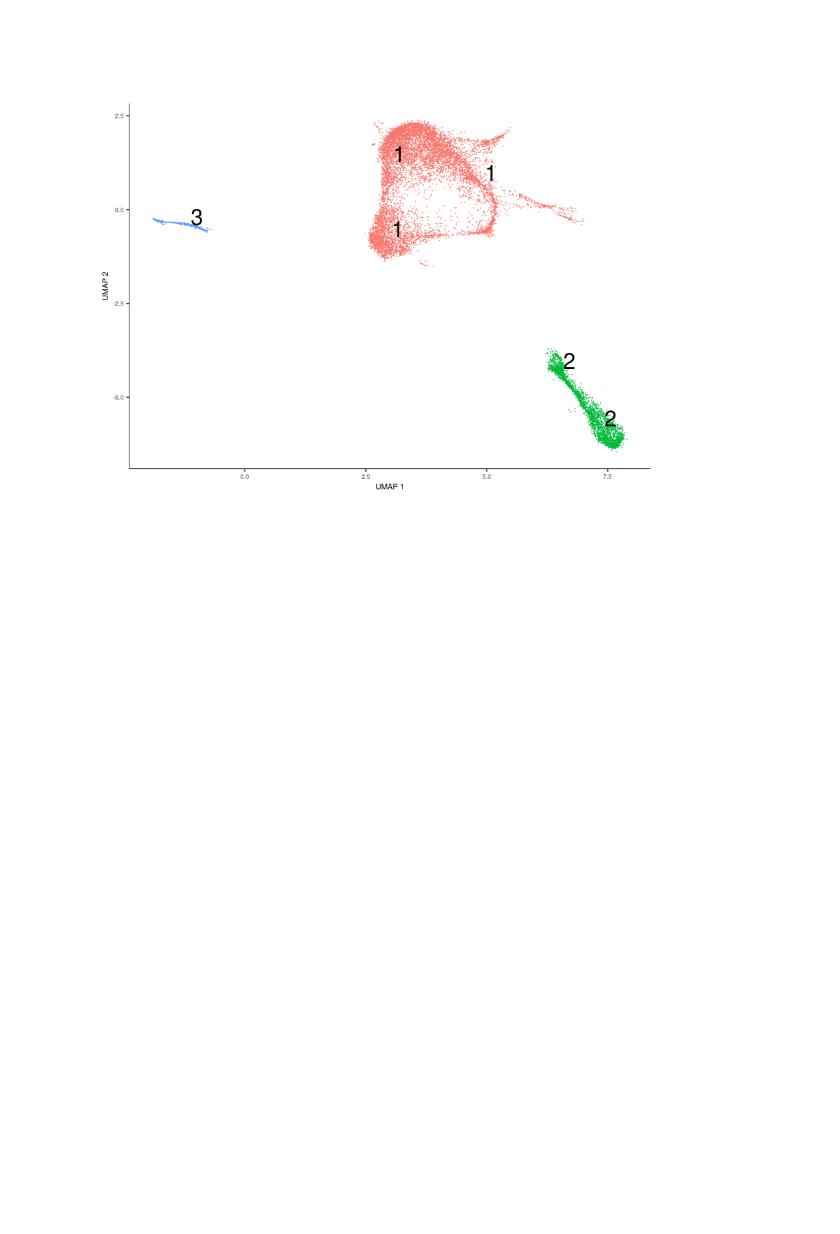
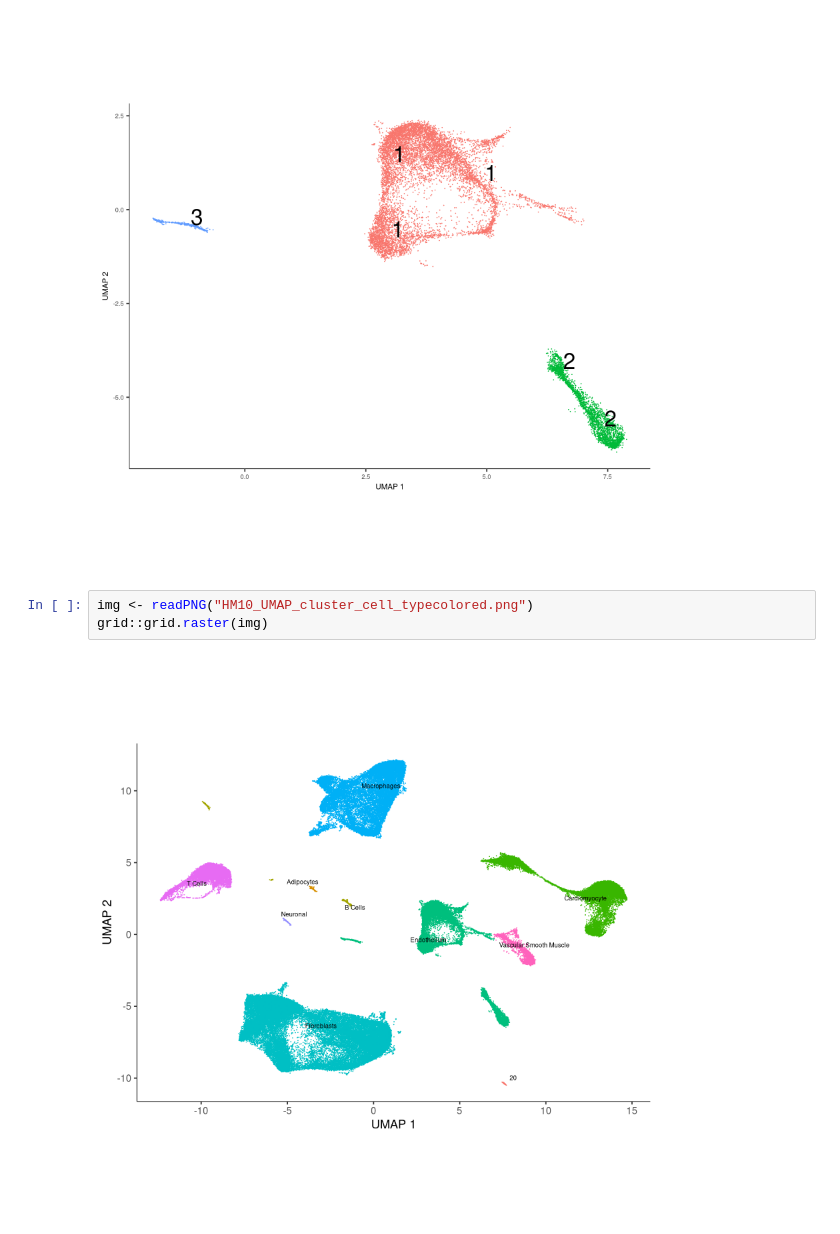
Before and after one commit to Daread/CSE512_David_Read_HW2, a Jupyter notebook: David_Read_CSE512_HW2.ipynb, the cells around one changed output. Saved outputs shown, nothing was run; the diff lists cells and outputs as text; blank space fills up the shorter version.

Commit message:
Second image test

```diff
--- a/David_Read_CSE512_HW2.ipynb
+++ b/David_Read_CSE512_HW2.ipynb
@@ -11,3 +11,8 @@ img <- readPNG("Endoth_only__UMAP_partitionLabelcolored.png")
 grid::grid.raster(img)
 # %% [output]
 [figure]
+# %%
+img <- readPNG("HM10_UMAP_cluster_cell_typecolored.png")
+grid::grid.raster(img)
+# %% [output]
+[figure, added]
```
Also changed, not shown: parts of 2 cells of this notebook.
